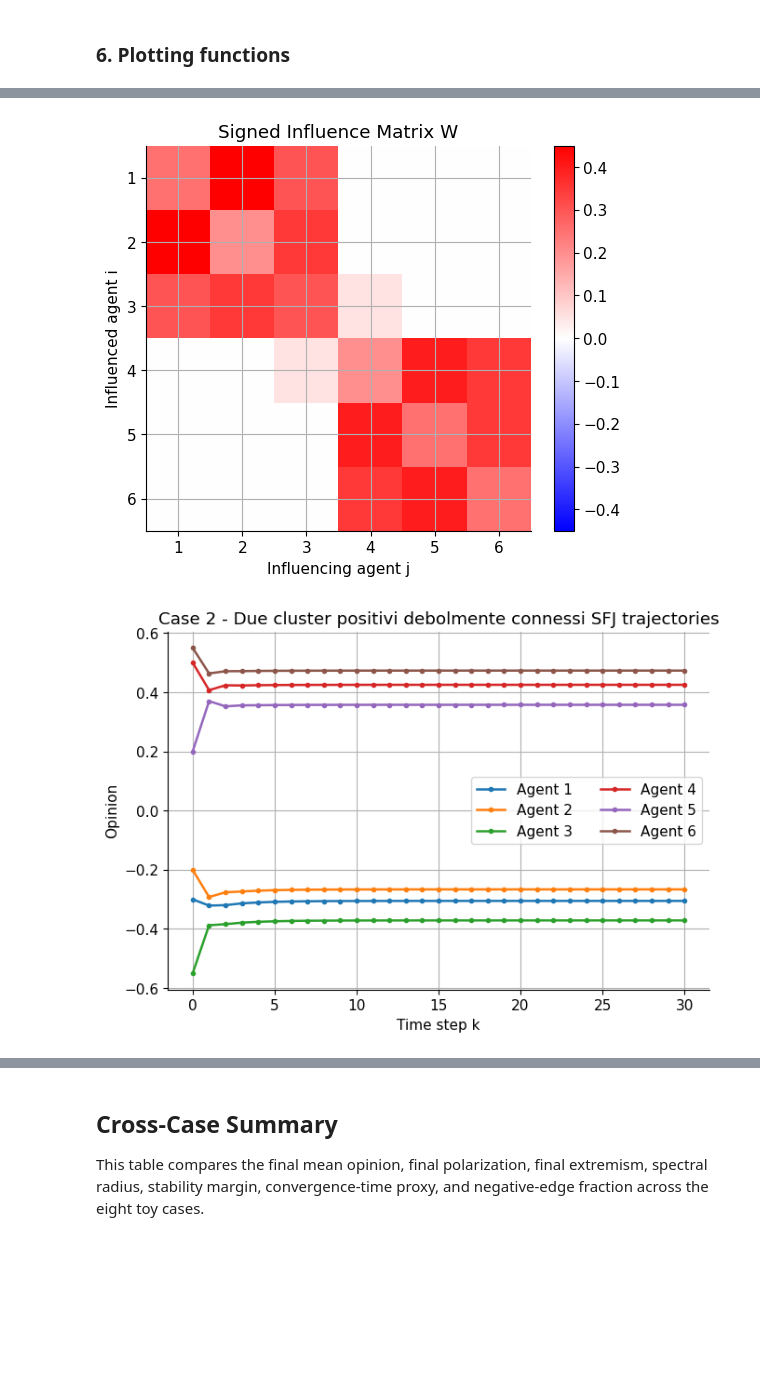
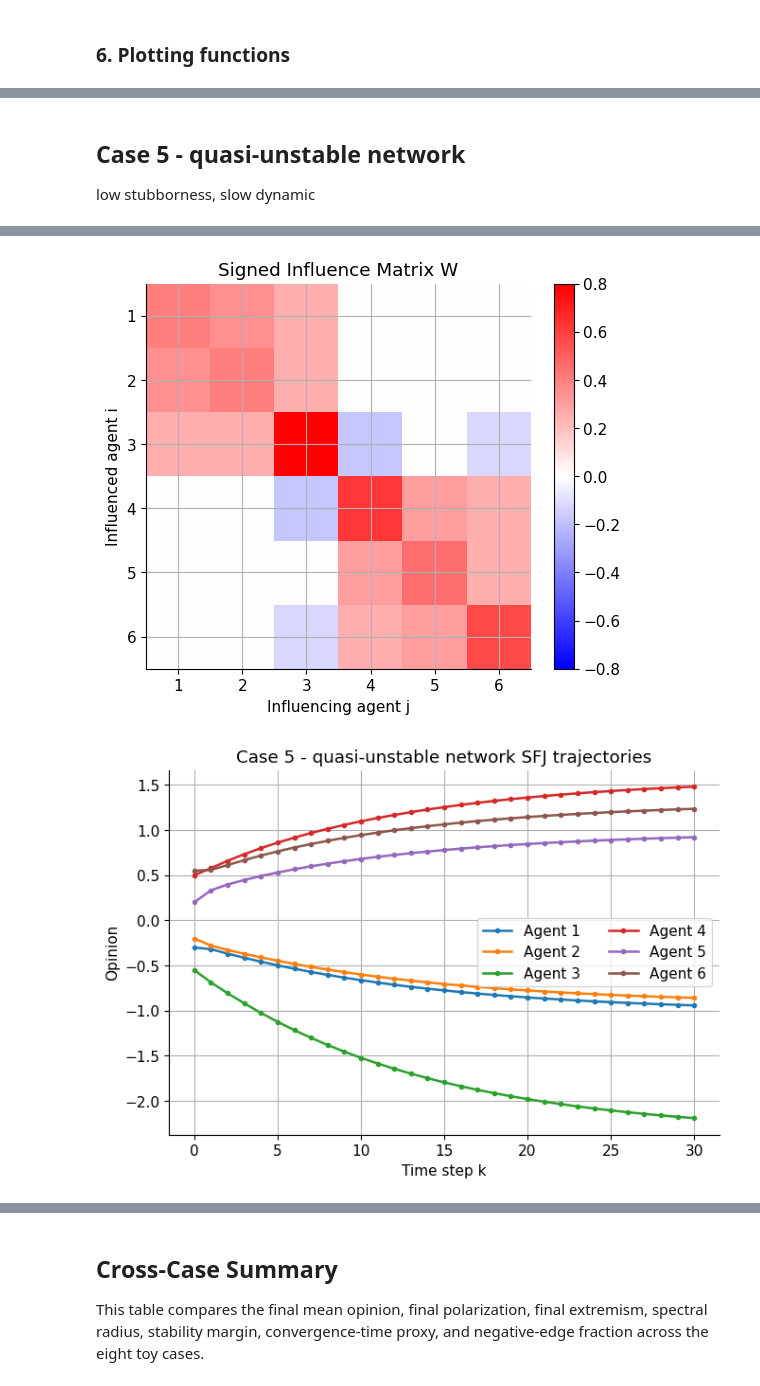
Before and after one commit to riccardomasarin/Tesi-MASARIN-GitRepo, a Jupyter notebook: OD Models/SFJToyCases.ipynb, the cells around one changed output, grey strips where cells are left out. Saved outputs shown, nothing was run; the diff lists cells and outputs as text; code cells hidden in the pictures; blank space fills up the shorter version.

```diff
--- a/OD Models/SFJToyCases.ipynb
+++ b/OD Models/SFJToyCases.ipynb
@@ -101,6 +85,5 @@ calcola un approssimazione del numerical range boundary
 # %%
 def numerical_range_boundary(Q, Ntheta=800):
-    """Approximate the boundary of the numerical range omega(Q)."""
     Q = as_square_matrix(Q, "Q")
     angles = np.linspace(0, 2 * np.pi, int(Ntheta), endpoint=False)
     boundary = np.zeros(len(angles), dtype=complex)
@@ -118,6 +101,5 @@ warnings about potential issues with the assumptions on theta and W, to avoid mi
 # %%
 def warn_about_assumptions(W, theta):
-    """Collect the main caveats before interpreting a simulation."""
     W = as_square_matrix(W, "W")
     theta = as_vector(theta, W.shape[0], "theta")
 
@@ -144,6 +126,5 @@ Check spectral properties related to stability and existence of P_W, and print t
 # %%
 def check_sfj_stability(W, theta):
-    """Print the spectral quantities I usually inspect first."""
     W = as_square_matrix(W, "W")
     n = W.shape[0]
     theta = as_vector(theta, n, "theta")
@@ -296,7 +268,7 @@ def compute_stability_metrics(W, theta):
 # %% [markdown]
 ### 6. Plotting functions
 # %%
-#plotta gli autovalori di W nel piano complesso, con il cerchio unitario e gli assi cartesiani per riferimento
+# plots eigenvalues of W in the complex plane, with the unit circle and Cartesian axes for reference
 def plot_eigenvalues(W):
     W = as_square_matrix(W, "W")
     eig_W = la.eigvals(W)
@@ -316,7 +288,7 @@ def plot_eigenvalues(W):
     ax.set_ylim(-lim, lim)
     plt.show()
 
-#plotta la rete diretta con archi rosse per influenze positive e blu per influenze negative, usando xpos e ypos per le posizioni dei nodi
+# plots the signed network with red edges for positive influences and blue edges for negative influences, using xpos and ypos for the node positions
 def plot_signed_network(W, xpos, ypos):
     W = as_square_matrix(W, "W")
     n = W.shape[0]
@@ -337,8 +309,10 @@ def plot_signed_network(W, xpos, ypos):
             else:
                 negative_edges.append((j, i))
 
+    node_colors = ["blue" if s[i] > 0 else "red" for i in range(n)]
+
     fig, ax = plt.subplots()
-    nx.draw_networkx_nodes(G, pos, node_color="black", node_size=520, ax=ax)
+    nx.draw_networkx_nodes(G, pos, node_color=node_colors, node_size=520, ax=ax)
     nx.draw_networkx_labels(G, pos, labels={i: str(i + 1) for i in range(n)}, font_color="white", ax=ax)
     nx.draw_networkx_edges(
         G, pos, edgelist=positive_edges, edge_color="red", arrows=True,
@@ -354,7 +328,7 @@ def plot_signed_network(W, xpos, ypos):
     ax.set_axis_off()
     plt.show()
 
-#plotta la matrice W come una heatmap, con colori blu per valori negativi e rossi per valori positivi, e una barra colore che mostra la scala dei valori.
+# plots the matrix W as a heatmap, with blue colors for negative values and red colors for positive values, and a color bar that shows the value scale.
 def plot_heatmap_W(W):
     W = as_square_matrix(W, "W")
     max_abs = max(1e-12, np.max(np.abs(W)))
@@ -369,7 +343,7 @@ def plot_heatmap_W(W):
     fig.colorbar(im, ax=ax, fraction=0.046, pad=0.04)
     plt.show()
 
-#plotta le traiettorie delle opinioni di tutti gli agenti nel tempo, usando marker per evidenziare i punti discreti, e una legenda che identifica ogni agente
+# plots the trajectories of opinions for all agents over time, using markers to highlight discrete points, and a legend to identify each agent
 def plot_opinion_trajectories(X, title):
     X = np.asarray(X, dtype=float)
     k_values = np.arange(X.shape[1])
@@ -384,7 +358,7 @@ def plot_opinion_trajectories(X, title):
     plt.show()
 
 
-#plotta il numerical range di W, con il cerchio unitario e gli autovalori di W evidenziati, per mostrare la posizione degli autovalori rispetto al numerical range e al cerchio unitario
+# plots the numerical range of W, with the unit circle and eigenvalues of W highlighted, to show the position of the eigenvalues relative to the numerical range and the unit circle
 def plot_numerical_range(W):
     W = as_square_matrix(W, "W")
     boundary = numerical_range_boundary(W)
@@ -554,26 +870,28 @@ nota: stubborness non cambia rispetto al caso 1.
+# %% [markdown]
+## Case 5 - quasi-unstable network
+
+low stubborness, slow dynamic
 # %%
+a12 = 0.35
+a13 = 0.25
+a21 = 0.35
+a23 = 0.25
+a31 = 0.25
+a32 = 0.25
 
-# Case 2 - Due cluster positivi debolmente connessi
-a12 = 0.45
-a13 = 0.30
-a21 = 0.45
-a23 = 0.35
-a31 = 0.30
-a32 = 0.35
+a34 = -0.18
+a43 = -0.18
+a36 = -0.12
+a63 = -0.12
 
-a45 = 0.40
-a46 = 0.35
-a54 = 0.40
-a56 = 0.35
-a64 = 0.35
-a65 = 0.40
-
-# weak positive bridge between clusters
-a34 = 0.05
-a43 = 0.05
+a45 = 0.30
+a46 = 0.25
+a54 = 0.30
+a56 = 0.25
+a64 = 0.25
+a65 = 0.30
 
 edges = [
-    # cluster 1
     (1, 2, a12),
     (1, 3, a13),
     (2, 1, a21),
@@ -581,11 +899,11 @@ edges = [
     (3, 1, a31),
     (3, 2, a32),
 
-    # weak bridge
     (3, 4, a34),
     (4, 3, a43),
+    (3, 6, a36),
+    (6, 3, a63),
 
-    # cluster 2
     (4, 5, a45),
     (4, 6, a46),
     (5, 4, a54),
@@ -594,7 +912,8 @@ edges = [
     (6, 5, a65),
 ]
 
-theta = np.array([0.30, 0.45, 0.35, 0.40, 0.30, 0.45])
+# very low stubbornness: stronger network effect
+theta = np.array([0.3, 0.35, 0.2, 0.3, 0.25, 0.35])
 
 W = build_W_from_edges(edges, n=6)
 
@@ -611,8 +930,8 @@ opinion_metrics_traj = compute_opinion_metrics_trajectory(X_time)
 final_opinion_metrics = compute_opinion_metrics(X_time[-1])
 stability_metrics = compute_stability_metrics(W, theta)
 
-case_results[2] = {
-    "name": "Case 2 - Due cluster positivi debolmente connessi",
+case_results[5] = {
+    "name": "Case 5 - quasi-unstable network",
     "W": W,
     "theta": theta,
     "X": X,
@@ -646,7 +965,7 @@ for key, value in stability_metrics.items():
 plot_eigenvalues(W)
 plot_signed_network(W, xpos, ypos)
 plot_heatmap_W(W)
-plot_opinion_trajectories(X, title="Case 2 - Due cluster positivi debolmente connessi SFJ trajectories")
+plot_opinion_trajectories(X, title="Case 5 - quasi-unstable network SFJ trajectories")
 plot_numerical_range(W)
 # %% [output]
 Basic checks
@@ -671,2 +990,2 @@ negative_edge_fraction: 0.0000
-[figure, old version]
+[figure, new version]
-[figure, old version]
+[figure, new version]
```
Also changed, not shown: parts of 49 cells of this notebook, 23 other files.
